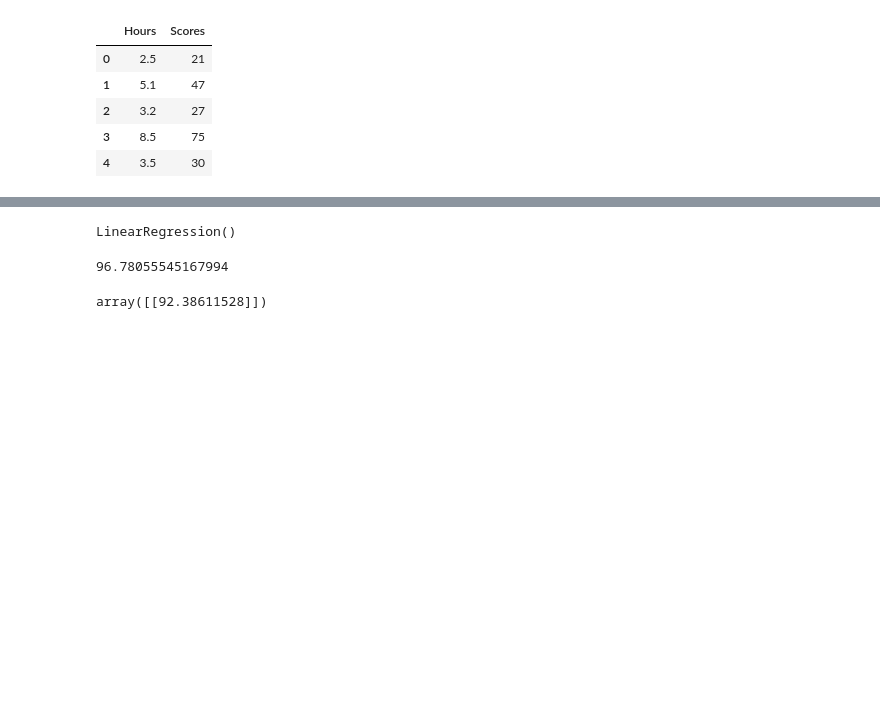
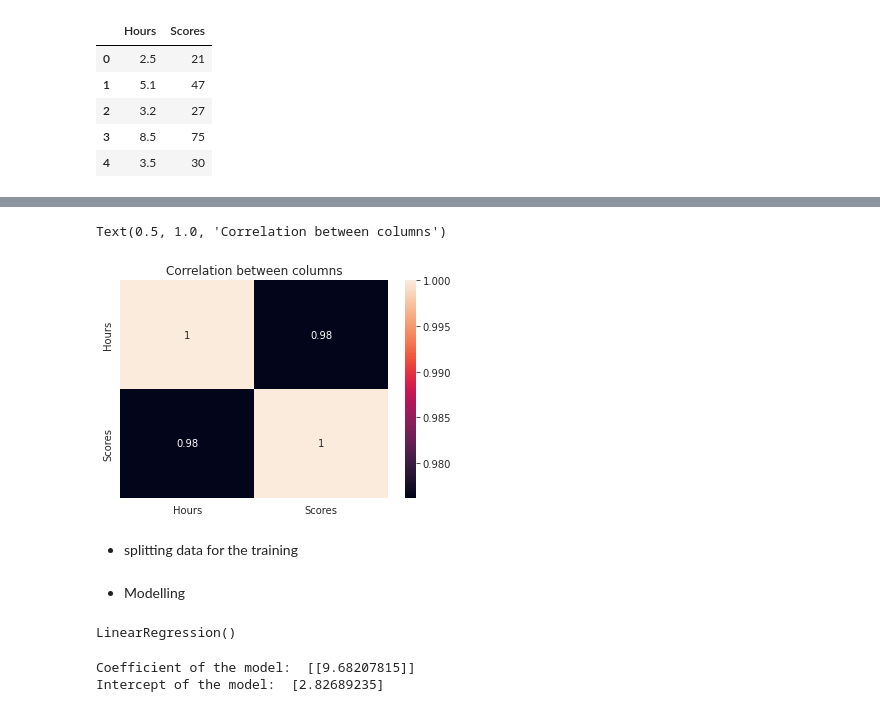
Before and after one commit to himanshu-nakrani/GRIP-The-Sparks-Foundation-, a Jupyter notebook: grip-task-1.ipynb, the cells around one changed output, grey strips where cells are left out. Saved outputs shown, nothing was run; the diff lists cells and outputs as text; code cells hidden in the pictures; blank space fills up the shorter version.

```diff
--- a/grip-task-1.ipynb
+++ b/grip-task-1.ipynb
@@ -23,5 +60,16 @@ y = data.drop(columns = ['Hours'], axis = 1)
+# %%
+correlation = data.corr()
+sns.heatmap(correlation,annot=True)
+plt.title("Correlation between columns")
+# %% [output]
+Text(0.5, 1.0, 'Correlation between columns')
+[figure, added]
+# %% [markdown]
+- splitting data for the training
 # %%
 X_train, X_test, y_train, y_test = train_test_split( X, y, test_size=0.2, random_state=42)
+# %% [markdown]
+- Modelling
 # %%
 model = LinearRegression()
 model.fit(X_train, y_train)
@@ -32,8 +78,6 @@ acc = model.score(X_test, y_test)
-# %%
-acc*100
-# %% [output]
-96.78055545167994
-# %%
-model.predict([[9.25]])
-# %% [output]
-array([[92.38611528]])
+# %%
+print("Coefficient of the model: ",model.coef_)
+print("Intercept of the model: ", model.intercept_)
+# %% [output]
+Coefficient of the model:  [[9.68207815]]
+Intercept of the model:  [2.82689235]
```
Also changed, not shown: parts of 19 cells of this notebook.
